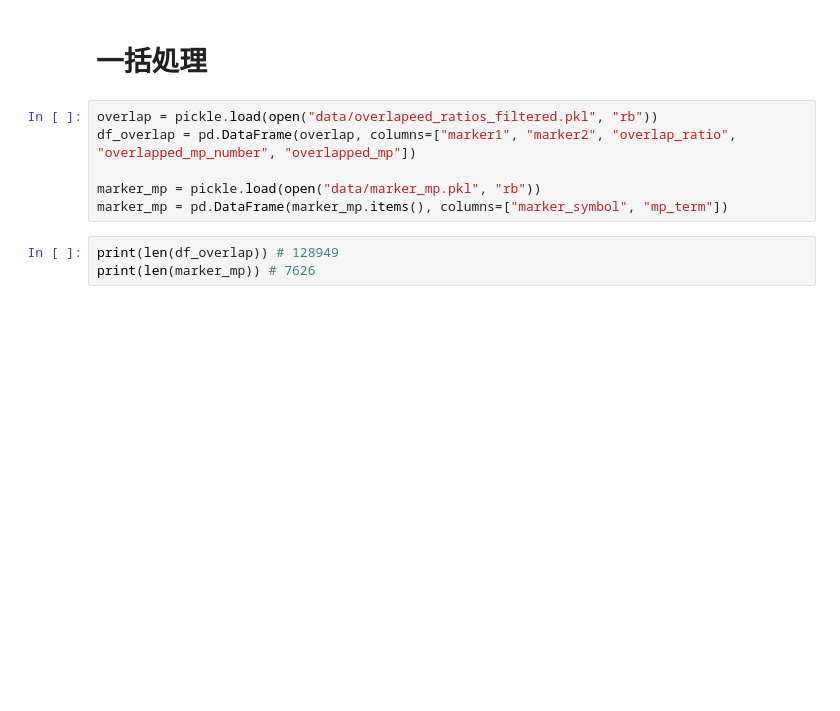
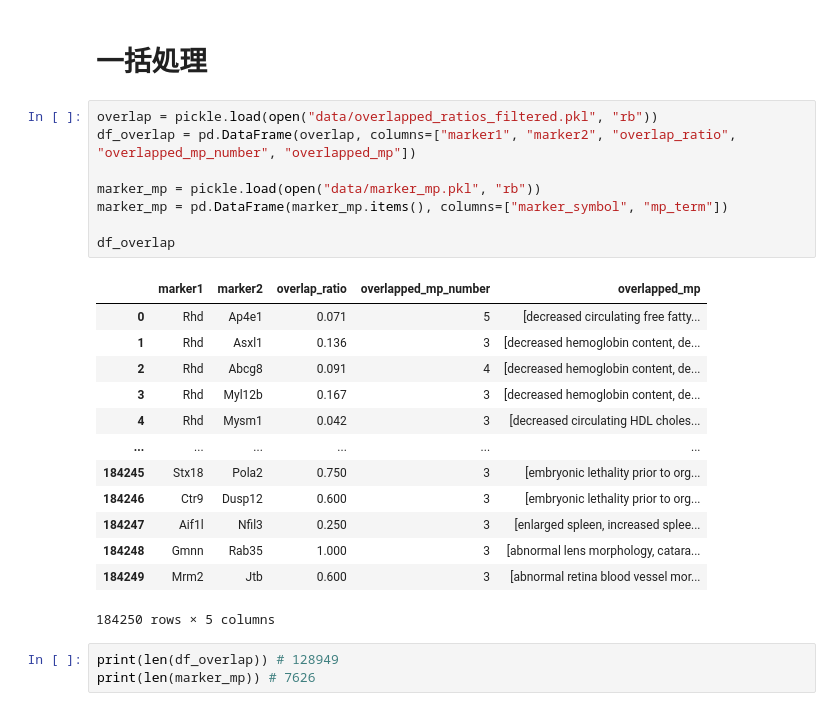
Before and after one commit to akikuno/TSUMUGI-dev, a Jupyter notebook: notebooks/web/055_combine_overlap_and_mp_term.ipynb, the cells around one changed output. Saved outputs shown, nothing was run; the diff lists cells and outputs as text; blank space fills up the shorter version.

```diff
--- a/notebooks/web/055_combine_overlap_and_mp_term.ipynb
+++ b/notebooks/web/055_combine_overlap_and_mp_term.ipynb
@@ -188,11 +188,27 @@ with open(f"data/network/{mp_term}.json", "w") as f:
 # %% [markdown]
 # 一括処理
 # %%
-overlap = pickle.load(open("data/overlapeed_ratios_filtered.pkl", "rb"))
+overlap = pickle.load(open("data/overlapped_ratios_filtered.pkl", "rb"))
 df_overlap = pd.DataFrame(overlap, columns=["marker1", "marker2", "overlap_ratio", "overlapped_mp_number", "overlapped_mp"])
 
 marker_mp = pickle.load(open("data/marker_mp.pkl", "rb"))
 marker_mp = pd.DataFrame(marker_mp.items(), columns=["marker_symbol", "mp_term"])
+
+df_overlap
+# %% [output]
+|  | marker1 | marker2 | overlap_ratio | overlapped_mp_number | overlapped_mp |
+| 0 | Rhd | Ap4e1 | 0.071 | 5 | [decreased circulating free fatty... |
+| 1 | Rhd | Asxl1 | 0.136 | 3 | [decreased hemoglobin content, de... |
+| 2 | Rhd | Abcg8 | 0.091 | 4 | [decreased hemoglobin content, de... |
+| 3 | Rhd | Myl12b | 0.167 | 3 | [decreased hemoglobin content, de... |
+| 4 | Rhd | Mysm1 | 0.042 | 3 | [decreased circulating HDL choles... |
+| ... | ... | ... | ... | ... | ... |
+| 184245 | Stx18 | Pola2 | 0.750 | 3 | [embryonic lethality prior to org... |
+| 184246 | Ctr9 | Dusp12 | 0.600 | 3 | [embryonic lethality prior to org... |
+| 184247 | Aif1l | Nfil3 | 0.250 | 3 | [enlarged spleen, increased splee... |
+| 184248 | Gmnn | Rab35 | 1.000 | 3 | [abnormal lens morphology, catara... |
+| 184249 | Mrm2 | Jtb | 0.600 | 3 | [abnormal retina blood vessel mor... |
+184250 rows × 5 columns
 # %%
 print(len(df_overlap)) # 128949
 print(len(marker_mp)) # 7626
```
Also changed, not shown: parts of 4 cells of this notebook.
